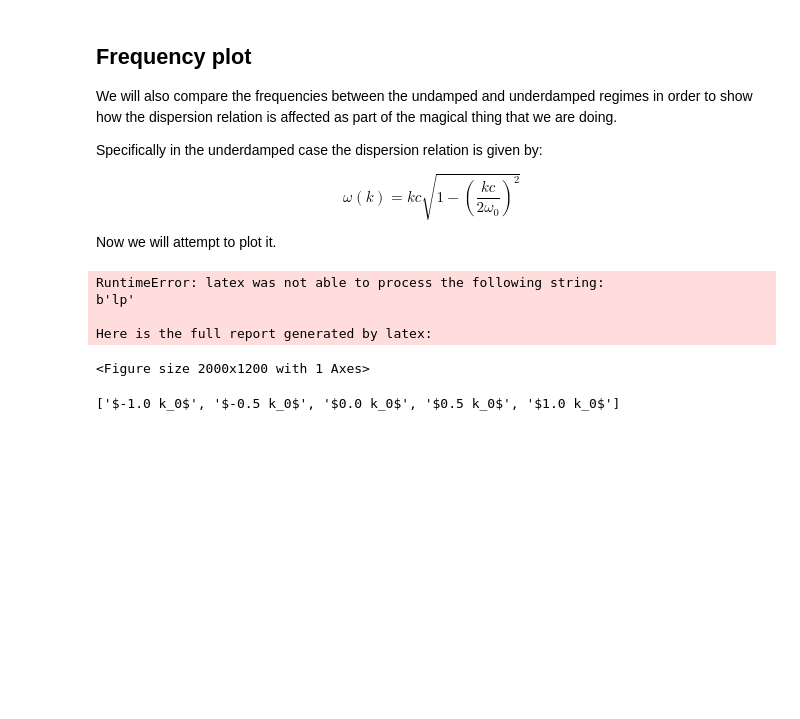
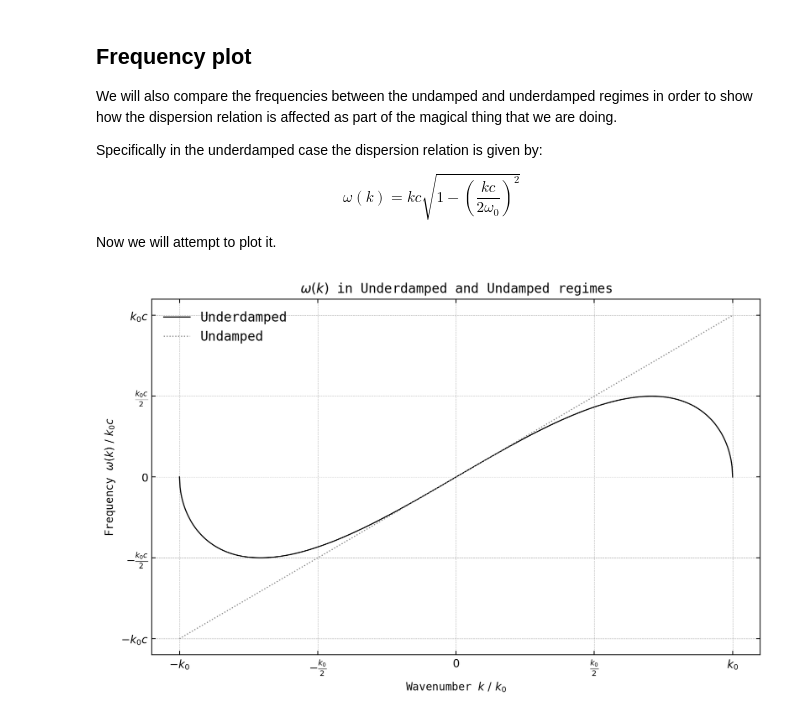
Before and after one commit to nyuad-astroparticle/LXe-Phonon, a Jupyter notebook: Paper/plots/Spherical Harmonics.ipynb, the cells around one changed output. Cells and saved outputs as stored; diff of their text form; code cells hidden in the pictures; blank space fills up the shorter version.

```diff
--- a/Paper/plots/Spherical Harmonics.ipynb
+++ b/Paper/plots/Spherical Harmonics.ipynb
@@ -129,46 +131,48 @@ w_ = lambda k     : k*c
 # %%
 # Now we plot
 
 # Ranges
 Npts = 1000
 k = np.linspace(-k0,k0,Npts)
 
 # Data
 
 W = w(k)
 W_= w_(k)
 
 # Figure
-plt.rcParams.update({
-    "text.usetex": True
-#     "font.family": "serif",
-#     "font.serif": ["Palatino"],
-})
+# plt.rcParams.update({
+#     "text.usetex": True
+# #     "font.family": "serif",
+# #     "font.serif": ["Palatino"],
+# })
 fig = plt.figure(figsize=(10,6),dpi=200)
 # fig.suptitle('$\omega(k)$ in Underdamped and Undamped regimes')
 
 # Axis 1
 ax1 = fig.add_subplot(111)
+ax1.set_title(r'$\omega(k)$ in Underdamped and Undamped regimes')
 # ax1.set_ylim(-0.5,1.25)
 # ax1.set_xlim(min(r)-0.2,max(r))
-# ax1.tick_params(direction='in', bottom=False, left=False, top=False, right=False)
-# ticks = [r'$-k_0$',r'$-\frac{k_0}{2}$',r'$0$',r'$\frac{k_0}{2}$',r'$k_0$']
-# ax1.set_xticks(np.linspace(-k0,k0,5))
-# ax1.set_xticklabels(ticks)
+# Grid
+ax1.tick_params(direction='in', bottom=True, left=True, top=True, right=True)
+ax1.grid(linestyle='--',linewidth=0.4)
 
-# ax1.plot(k,W ,lw=1,c='k',label='Underdamped')
-# ax1.plot(k,W_,lw=1,c='grey',ls=":",label='Undamped')
+# Ticks
+xticks = [r'$-k_0$',r'$-\frac{k_0}{2}$',r'$0$',r'$\frac{k_0}{2}$',r'$k_0$']
+ax1.set_xticks(np.linspace(-k0,k0,5))
+ax1.set_xticklabels(xticks)
+ax1.set_xlabel(r'Wavenumber $k\ /\ k_0$')
+yticks = [r'$-k_0c$',r'$-\frac{k_0 c}{2}$',r'$0$',r'$\frac{k_0 c}{2}$',r'$k_0 c$']
+ax1.set_yticks(np.linspace(-k0,k0,5))
+ax1.set_yticklabels(yticks)
+ax1.set_ylabel(r'Frequency $\omega(k)\ /\ k_0 c$')
+
+# Plots
+ax1.plot(k,W ,lw=1,c='k',label='Underdamped')
+ax1.plot(k,W_,lw=1,c='grey',ls=":",label='Undamped')
 # ax1.text(10,-0.4,'$\omega_0 = 2$\t\t $c=1$\t\t $k = 2$\t $t=1$',fontsize=12,horizontalalignment='center',fontweight='bold')
 
-
-# ax1.legend(frameon=False,fontsize=12);
+ax1.legend(frameon=False,fontsize=12);
 # %% [output]
-RuntimeError: latex was not able to process the following string:
-b'lp'
-
-Here is the full report generated by latex:
-<Figure size 2000x1200 with 1 Axes>
+[figure, added]
-# %%
-['$%.1f k_0$'%i for i in np.linspace(-1,1,5)]
-# %% [output]
-['$-1.0 k_0$', '$-0.5 k_0$', '$0.0 k_0$', '$0.5 k_0$', '$1.0 k_0$']
```
Also changed, not shown: parts of 4 cells of this notebook, 56 other files.
